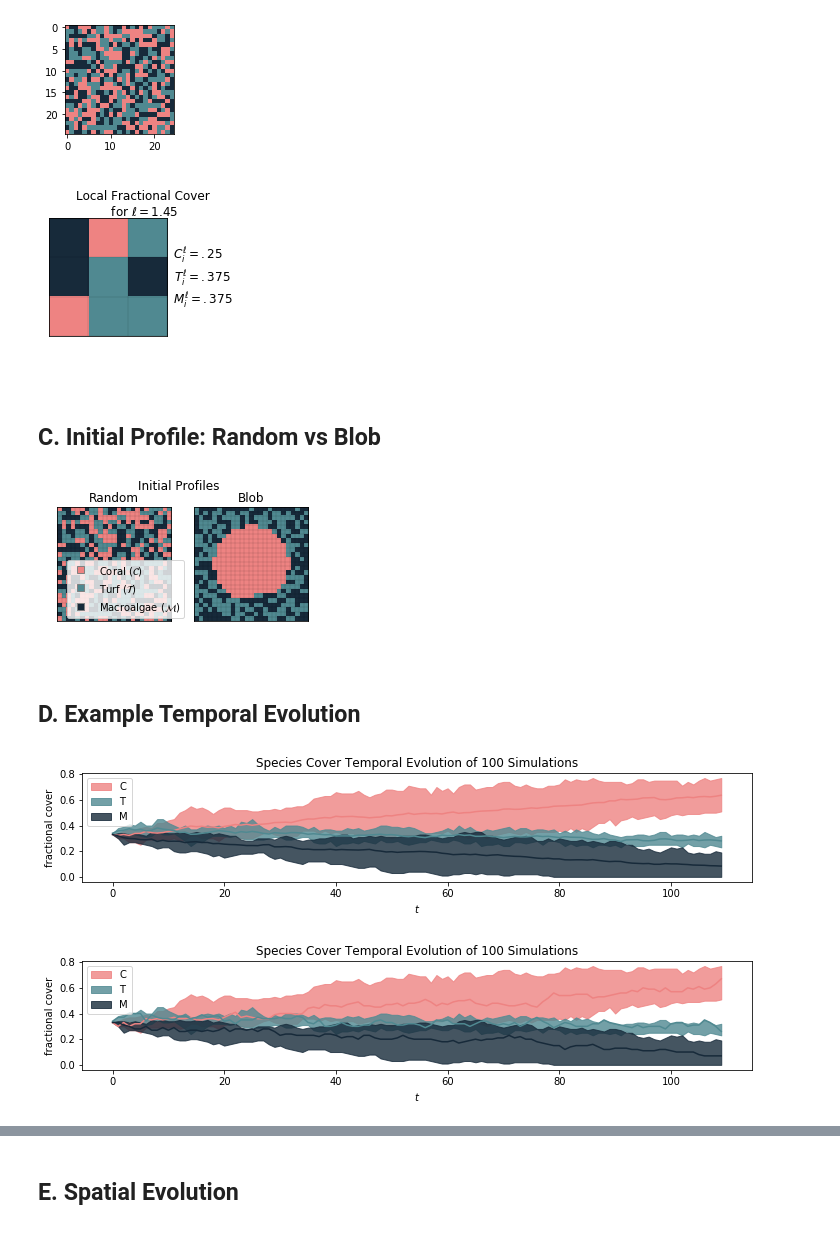
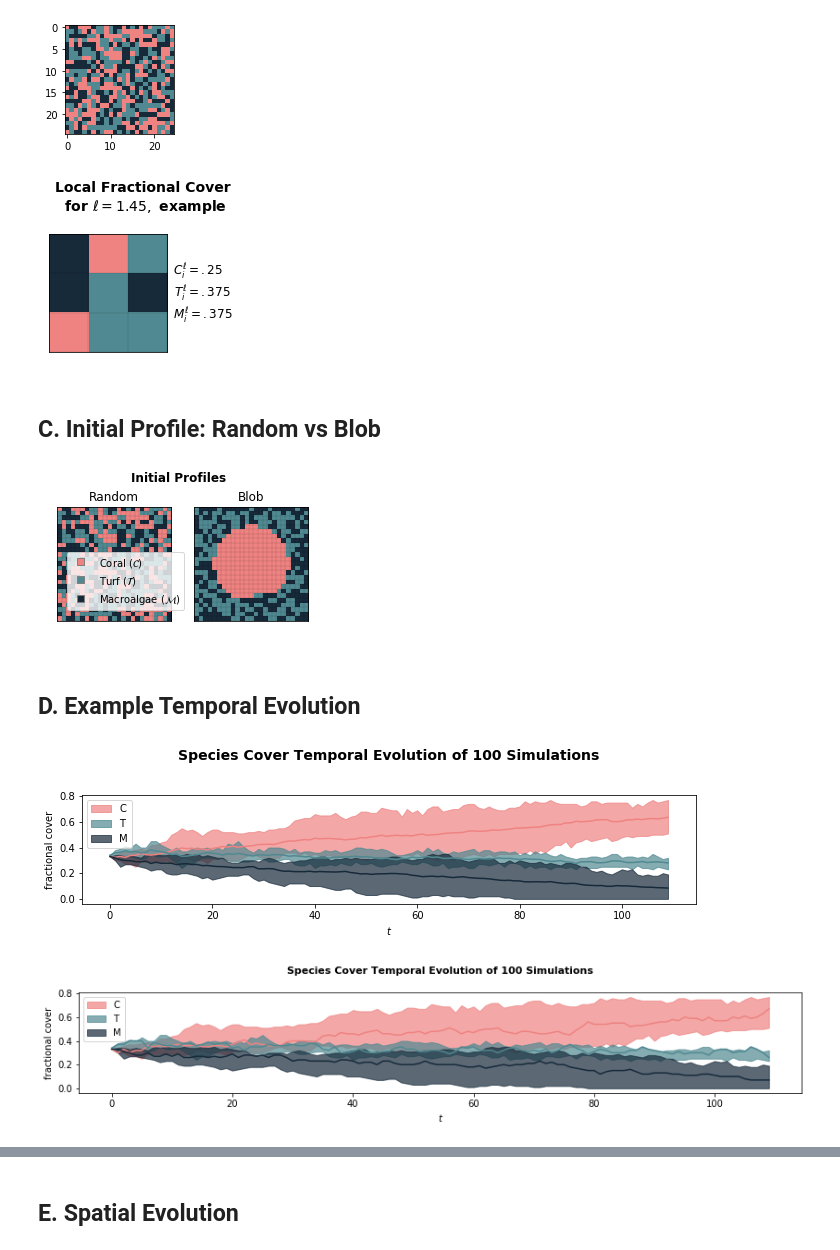
Before and after one commit to rneuhausler/coralModel-analyses, a Jupyter notebook: scripts/figure1_introduction.ipynb, the cells around one changed output, grey strips where cells are left out. Drawn from its saved outputs; the diff is of its cells as text; code cells hidden in the pictures.

```diff
--- a/scripts/figure1_introduction.ipynb
+++ b/scripts/figure1_introduction.ipynb
@@ -97,6 +97,10 @@ class HandlerSquare(HandlerPatch): ## for creating image legend
         self.update_prop(p, orig_handle, legend)
         p.set_transform(trans)
         return [p]
+# %%
+## for background of plots
+
+output_facecolor = '#EDEDED'
 # %%
 path = './figures/paper/1_introduction_figure/'
 extension = '.png'
@@ -243,37 +247,37 @@ name = 'example_zoom'
 
 fig, ax = plt.subplots(1,2, figsize=(3.5,3), gridspec_kw={'width_ratios': [2, 1]})
 
 n=4
 
 ax[0].imshow(image, cmap=cmap, norm=norm)
 
 ax[0].set_yticks([])
 ax[0].set_xticks([])
 ax[0].set_xticks(np.arange(-.5, number_of_rows, 1), minor=True)
 ax[0].set_yticks(np.arange(-.5, number_of_rows, 1), minor=True)
 ax[0].set_frame_on(False)
 ax[0].grid(color='black', linestyle='-', linewidth=.1, which='minor')
 ax[0].tick_params(which='minor', top=[], left=[], right=[], bottom=[])
 ax[0].set_frame_on(True)
 
 ax[0].axis((16.5+n, 19.5+n, 15.5, 12.5))
-plt.suptitle("Local Fractional Cover" + "\n" + r" for $\ell = 1.45$")
+plt.suptitle("Local Fractional Cover" + "\n" + r" for $\ell = 1.45,$" + " example",fontweight='bold',fontsize=14)
 
 ax[1].text(0.3, 0.5,
            r"$C^{\ell}_{i} = .25$   "+"\n" +
            "$T^{\ell}_{i} = .375$"+"\n"+
            "$M^{\ell}_{i} = .375 $", size=12, ha='center', va='center')
 ax[1].axes.xaxis.set_visible(False)
 ax[1].axes.yaxis.set_visible(False)
 ax[1].set_frame_on(False)
 
 
-fig.subplots_adjust(wspace=0.2, top=1.02)
+fig.subplots_adjust(wspace=0.2, top=.8)
 
 
-plt.savefig(path + name + extension, dpi=400)
+plt.savefig(path + name + extension, dpi=400, facecolor=output_facecolor)
 # %% [output]
-[figure, old version]
+[figure, new version]
 # %% [markdown]
 ## C. Initial Profile: Random vs Blob
 # %%
@@ -313,7 +317,7 @@ cmap, norm = clt.from_levels_and_colors(levels=levels, colors=colors, extend='ma
 def initial_grid_visualization():
     images = [reef_random, reef_blob]
     fig, ax = plt.subplots(1,2, figsize=(4.5, 3))
-    fig.suptitle('Initial Profiles')
+    fig.suptitle('Initial Profiles',fontweight='bold')
 
     for index, value in enumerate(images):
         ax[index].imshow(value, cmap=cmap, norm=norm)
@@ -328,7 +332,7 @@ def initial_grid_visualization():
         ax[index].set_title(titles[index])
         ax[index].tick_params(which='minor',top=[], left=[],right=[], bottom=[])
         ax[index].set_frame_on(True)
-    fig.subplots_adjust(top=1.05)
+    fig.subplots_adjust(top=.98)
 
     patches = [mpatches.Patch(facecolor=colors[i], edgecolor="grey", label=legend_keys[i]) for i in levels]
     fig.legend(handles=patches,
@@ -339,7 +343,7 @@ def initial_grid_visualization():
     plt.show()
 initial_grid_visualization()
 # %% [output]
-[figure, old version]
+[figure, new version]
 # %% [markdown]
 ## D. Example Temporal Evolution
 # %%
@@ -384,47 +388,52 @@ type_palette = sns.set_palette(sns.color_palette(colors))
 cmap, norm = clt.from_levels_and_colors(levels=levels, colors=colors, extend='max')
 # %%
 ## Plot Min/Max/Mean Timeseries
+
+## for stacked option, figsize = (14,2),fontsize =11,fontweight='bold', pad=20
+
 name ='min_max_mean_timeseries'
-plt.figure(figsize=(12,2))
+plt.figure(figsize=(11,2))
 
-plt.fill_between(time, minC, maxC, alpha=.8, color='#EE8382', label='C')
-plt.fill_between(time, minT, maxT , alpha=.8, color='#508991', label='T')
-plt.fill_between(time, minM, maxM, alpha=.8, color='#172A3A', label='M')
+plt.fill_between(time, minC, maxC, alpha=.7, color='#EE8382', label='C')
+plt.fill_between(time, minT, maxT , alpha=.7, color='#508991', label='T')
+plt.fill_between(time, minM, maxM, alpha=.7, color='#172A3A', label='M')
 
 plt.plot(time, meanC, 'k-', color='#EE8382')
 plt.plot(time, meanT, 'k-', color='#508991')
 plt.plot(time, meanM, 'k-', color='#172A3A')
 
-plt.title('Species Cover Temporal Evolution of 100 Simulations')
+plt.title('Species Cover Temporal Evolution of 100 Simulations', fontsize =14, fontweight='bold',pad=35)
 plt.legend(loc='upper left')
 plt.ylabel("fractional cover")
 plt.xlabel(r"$t$")
 
-plt.savefig(path + name + extension, dpi=200, bbox_inches = "tight")
+
+
+plt.savefig(path + name + extension, dpi=200, bbox_inches = "tight", facecolor=output_facecolor)
 # %% [output]
-[figure, old version]
+[figure, new version]
 # %%
 ## Plot Min/Max/Example Timeseries
 
 name ='min_max_example_timeseries'
-plt.figure(figsize=(12,2))
+plt.figure(figsize=(14,2))
 
-plt.fill_between(time, minC, maxC, alpha=.8, color='#EE8382', label='C')
-plt.fill_between(time, minT, maxT , alpha=.8, color='#508991', label='T')
-plt.fill_between(time, minM, maxM, alpha=.8, color='#172A3A', label='M')
+plt.fill_between(time, minC, maxC, alpha=.7, color='#EE8382', label='C')
+plt.fill_between(time, minT, maxT , alpha=.7, color='#508991', label='T')
+plt.fill_between(time, minM, maxM, alpha=.7, color='#172A3A', label='M')
 
 plt.plot(time, C, 'k-', color='#EE8382')
 plt.plot(time, T, 'k-', color='#508991')
 plt.plot(time, M, 'k-', color='#172A3A')
 
-plt.title('Species Cover Temporal Evolution of 100 Simulations')
+plt.title('Species Cover Temporal Evolution of 100 Simulations',fontsize =11, fontweight='bold',pad=20)
 plt.legend(loc='upper left')
 plt.ylabel("fractional cover")
 plt.xlabel(r"$t$")
 
 plt.savefig(path + name + extension, bbox_inches = "tight")
 # %% [output]
-[figure, old version]
+[figure, new version]
 # %%
 name ='boxplot_temporal_evolution'
 
```
Also changed, not shown: parts of 4 cells of this notebook.
